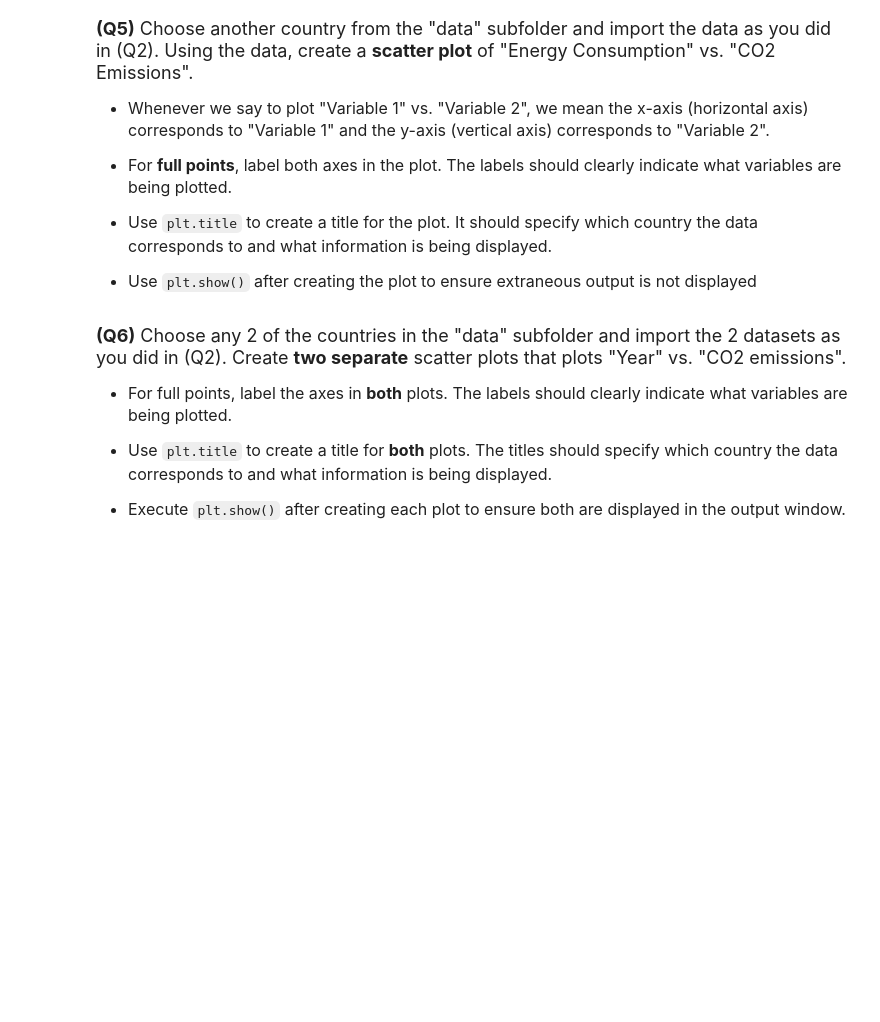
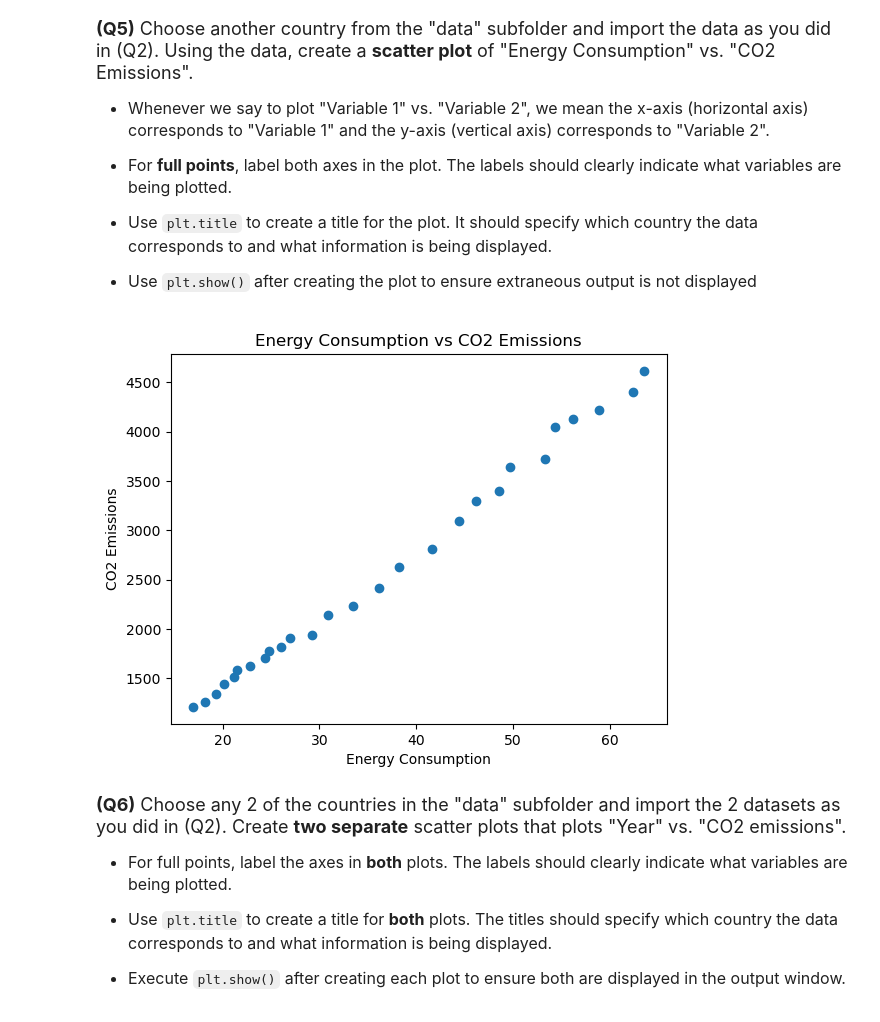
Before and after one commit to tavishikapoor07/datasci151spring2026, a Jupyter notebook: _assignments/assignment_2/Assignment2.ipynb, the cells around one changed output. Cells and saved outputs as stored; diff of their text form; code cells hidden in the pictures; blank space fills up the shorter version.

```diff
--- a/_assignments/assignment_2/Assignment2.ipynb
+++ b/_assignments/assignment_2/Assignment2.ipynb
@@ -53,6 +53,10 @@ us_emissions = pd.read_csv("us_emission.csv")
 - You do not have to "extract" the names from the dataset through a Python command. You can simply type them manually.
 # %%
 # Write your answer
+
+list_headings = ["Year", "Energy_consumption", "CO2_emission", "GDP"]
+
+columns = list_headings
 # %% [markdown]
 <font size = "4">
 
@@ -107,3 +131,14 @@ us_emissions["CO2_emission"].describe()
+# %%
+# Write your answer
+india_emissions = pd.read_csv("india_emission.csv")
+
+plt.title("Energy Consumption vs CO2 Emissions")
+plt.xlabel("Energy Consumption")
+plt.ylabel("CO2 Emissions")
+plt.scatter(x = india_emissions[columns[1]], y = india_emissions[columns[2]])
+plt.show()
+# %% [output]
+[figure, added]
 # %% [markdown]
 <font size = "4">
 
```
Also changed, not shown: parts of 5 cells of this notebook, 3 other files.
